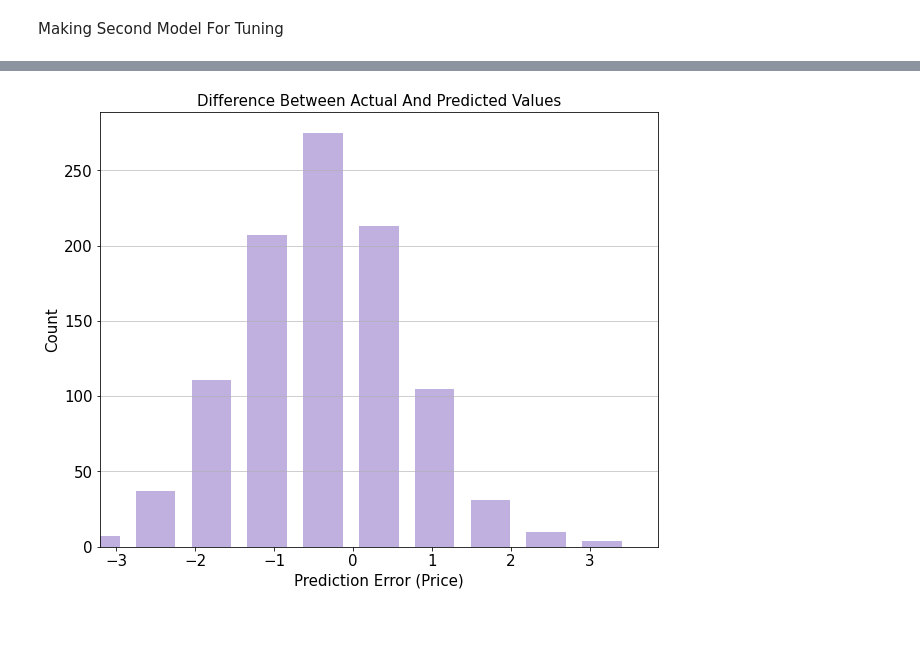
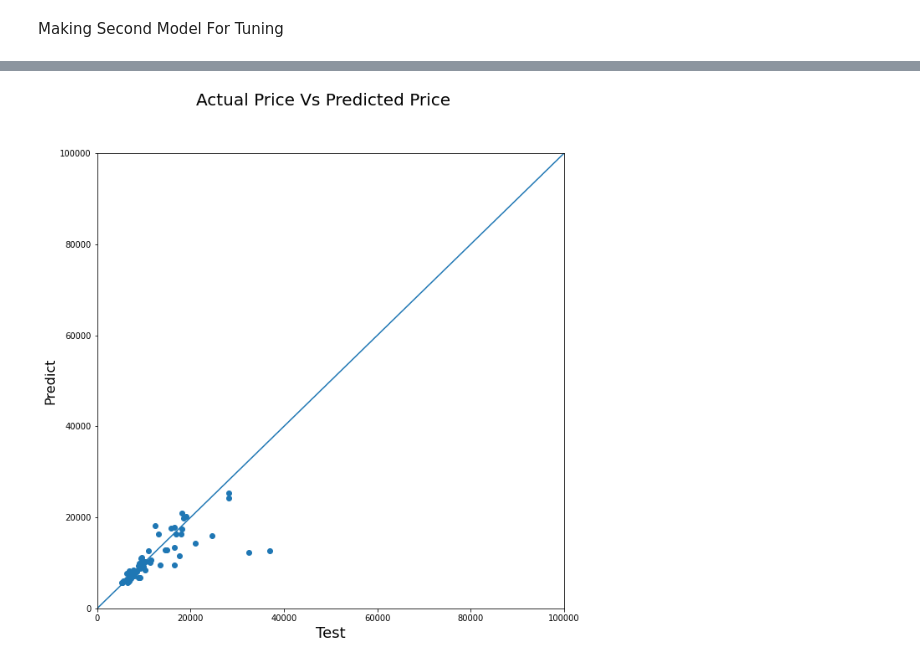
Before and after one commit to SyedHuzaifa007/Car-Price-Prediction-Deep-Learning-Model, a Jupyter notebook: Car_Price_Prediction_assignment.ipynb, the cells around one changed output, grey strips where cells are left out. Drawn from its saved outputs; the diff is of its cells as text; code cells hidden in the pictures; blank space fills up the shorter version.

```diff
--- a/Car_Price_Prediction_assignment.ipynb
+++ b/Car_Price_Prediction_assignment.ipynb
@@ -515,22 +508,14 @@ _ = plt.plot([-100, 100], [-100, 100])
-# %%
-# Plotting Difference Between Actual Values And Predicted Values
-error1 = predictions1 - test_labels
-import random
-np.random.seed(100)
-error1 = np.random.normal(loc=0, scale=1, size=1000)
-hist,bin_edges = np.histogram(error1)
-import matplotlib.pyplot as plt
-%matplotlib inline
-plt.figure(figsize=[10,8])
-plt.bar(bin_edges[:-1], hist, width = 0.5, color='#b19cd9',alpha=0.8)
-plt.xlim(min(bin_edges), max(bin_edges))
-plt.grid(axis='y', alpha=0.75)
-plt.xlabel('Prediction Error (Price)',fontsize=15)
-plt.ylabel('Count',fontsize=15)
-plt.xticks(fontsize=15)
-plt.yticks(fontsize=15)
-plt.ylabel('Count',fontsize=15)
-plt.title('Difference Between Actual And Predicted Values',fontsize=15)
-plt.show()
-# %% [output]
-[figure, removed]
+# %%
+# Making Price Predictions On Test Data
+
+fig = plt.figure(figsize=(10,10))
+plt.scatter(test_labels, predictions1)
+fig.suptitle('Actual Price Vs Predicted Price', fontsize=20)
+plt.xlabel('Test', fontsize=18)
+plt.ylabel('Predict', fontsize=16)
+lims = [0, 100000]
+plt.xlim(lims)
+plt.ylim(lims)
+_ = plt.plot(lims, lims)
+# %% [output]
+[figure, added]
```
Also changed, not shown: parts of 51 cells of this notebook.
